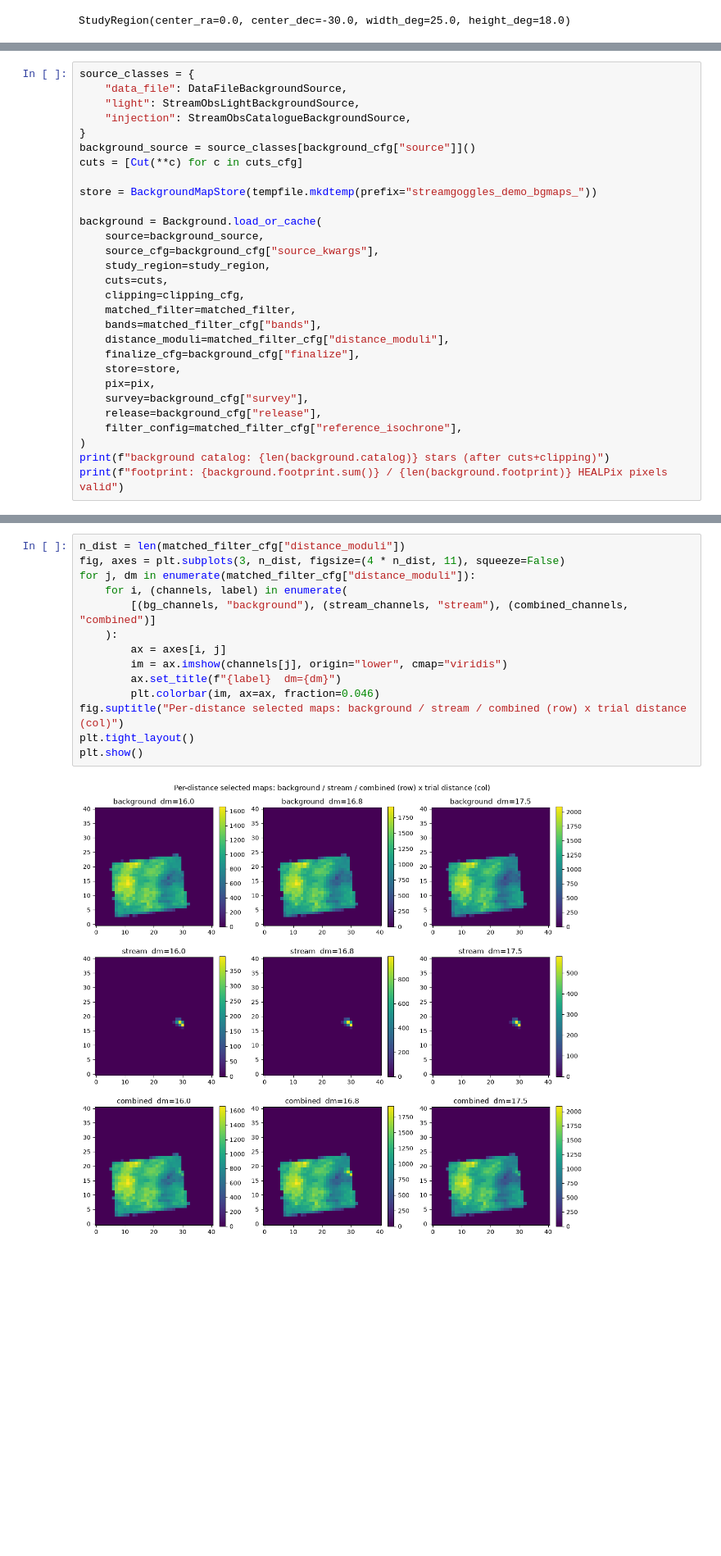
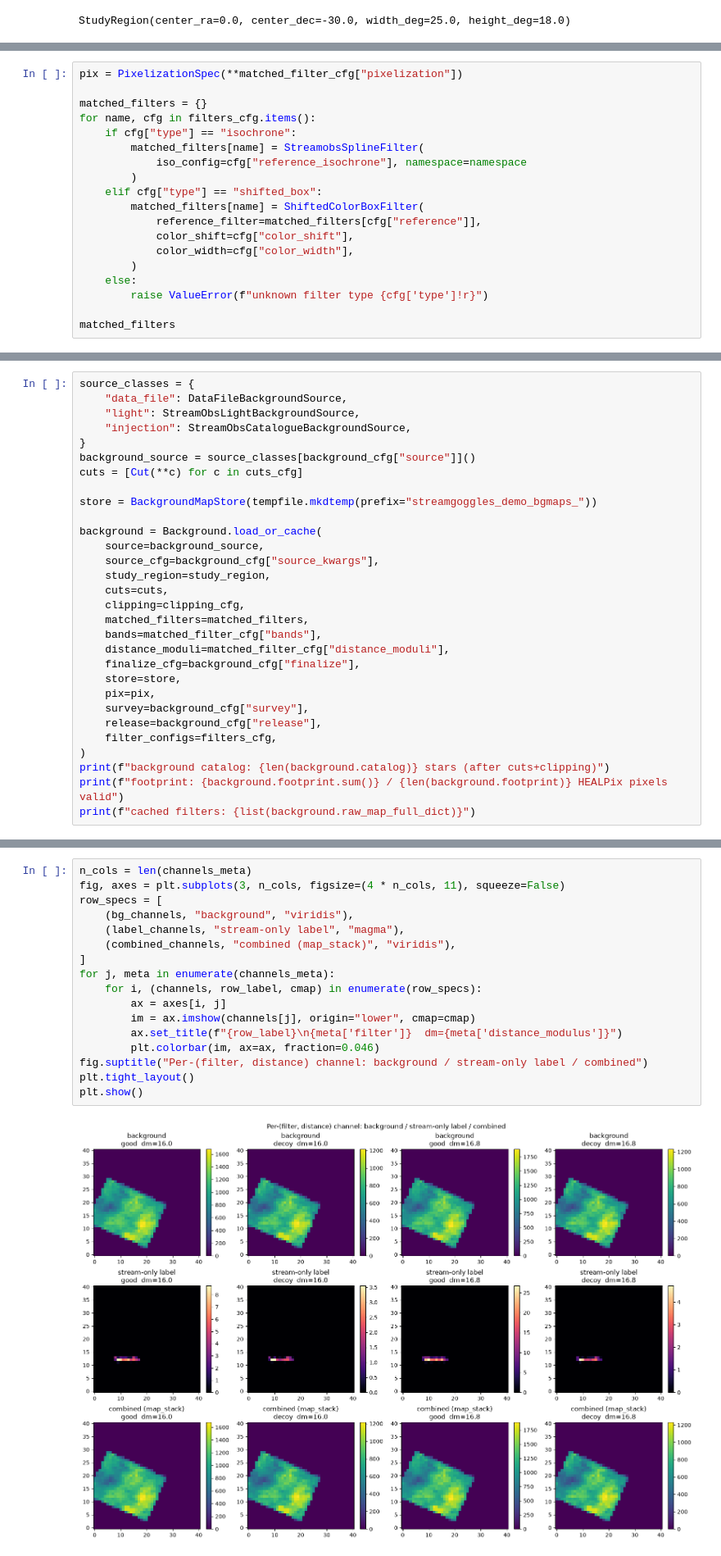
Before and after one commit to MatthieuPE/streamgoggles, a Jupyter notebook: notebooks/create_data.ipynb, the cells around one changed output, grey strips where cells are left out. Shown at 82% size. Cells and saved outputs as stored; diff of their text form; blank space fills up the shorter version.

Commit message:
use counts per pixel as label

```diff
--- a/notebooks/create_data.ipynb
+++ b/notebooks/create_data.ipynb
@@ -168,0 +177,19 @@ PixelizationSpec(nside=64, center_ra=0.0, center_dec=0.0, rotation_deg=0.0, imag
+# %%
+pix = PixelizationSpec(**matched_filter_cfg["pixelization"])
+
+matched_filters = {}
+for name, cfg in filters_cfg.items():
+    if cfg["type"] == "isochrone":
+        matched_filters[name] = StreamobsSplineFilter(
+            iso_config=cfg["reference_isochrone"], namespace=namespace
+        )
+    elif cfg["type"] == "shifted_box":
+        matched_filters[name] = ShiftedColorBoxFilter(
+            reference_filter=matched_filters[cfg["reference"]],
+            color_shift=cfg["color_shift"],
+            color_width=cfg["color_width"],
+        )
+    else:
+        raise ValueError(f"unknown filter type {cfg['type']!r}")
+
+matched_filters
@@ -197,7 +227,7 @@ background = Background.load_or_cache(
     study_region=study_region,
     cuts=cuts,
     clipping=clipping_cfg,
-    matched_filter=matched_filter,
+    matched_filters=matched_filters,
     bands=matched_filter_cfg["bands"],
     distance_moduli=matched_filter_cfg["distance_moduli"],
     finalize_cfg=background_cfg["finalize"],
@@ -205,10 +235,11 @@ background = Background.load_or_cache(
     pix=pix,
     survey=background_cfg["survey"],
     release=background_cfg["release"],
-    filter_config=matched_filter_cfg["reference_isochrone"],
+    filter_configs=filters_cfg,
 )
 print(f"background catalog: {len(background.catalog)} stars (after cuts+clipping)")
 print(f"footprint: {background.footprint.sum()} / {len(background.footprint)} HEALPix pixels valid")
+print(f"cached filters: {list(background.raw_map_full_dict)}")
 # %% [output]
 Loading survey data for 'lsst_yr1'...
   Loading config from: lsst_yr1.yaml
@@ -390,16 +430,19 @@ map_stack shape: (3, 41, 41) (n_dist, ny, nx)
 # %%
-n_dist = len(matched_filter_cfg["distance_moduli"])
-fig, axes = plt.subplots(3, n_dist, figsize=(4 * n_dist, 11), squeeze=False)
-for j, dm in enumerate(matched_filter_cfg["distance_moduli"]):
-    for i, (channels, label) in enumerate(
-        [(bg_channels, "background"), (stream_channels, "stream"), (combined_channels, "combined")]
-    ):
+n_cols = len(channels_meta)
+fig, axes = plt.subplots(3, n_cols, figsize=(4 * n_cols, 11), squeeze=False)
+row_specs = [
+    (bg_channels, "background", "viridis"),
+    (label_channels, "stream-only label", "magma"),
+    (combined_channels, "combined (map_stack)", "viridis"),
+]
+for j, meta in enumerate(channels_meta):
+    for i, (channels, row_label, cmap) in enumerate(row_specs):
         ax = axes[i, j]
-        im = ax.imshow(channels[j], origin="lower", cmap="viridis")
-        ax.set_title(f"{label}  dm={dm}")
+        im = ax.imshow(channels[j], origin="lower", cmap=cmap)
+        ax.set_title(f"{row_label}\n{meta['filter']}  dm={meta['distance_modulus']}")
         plt.colorbar(im, ax=ax, fraction=0.046)
-fig.suptitle("Per-distance selected maps: background / stream / combined (row) x trial distance (col)")
+fig.suptitle("Per-(filter, distance) channel: background / stream-only label / combined")
 plt.tight_layout()
 plt.show()
 # %% [output]
-[figure, old version]
+[figure, new version]
```
Also changed, not shown: parts of 27 cells of this notebook, 6 other files.
